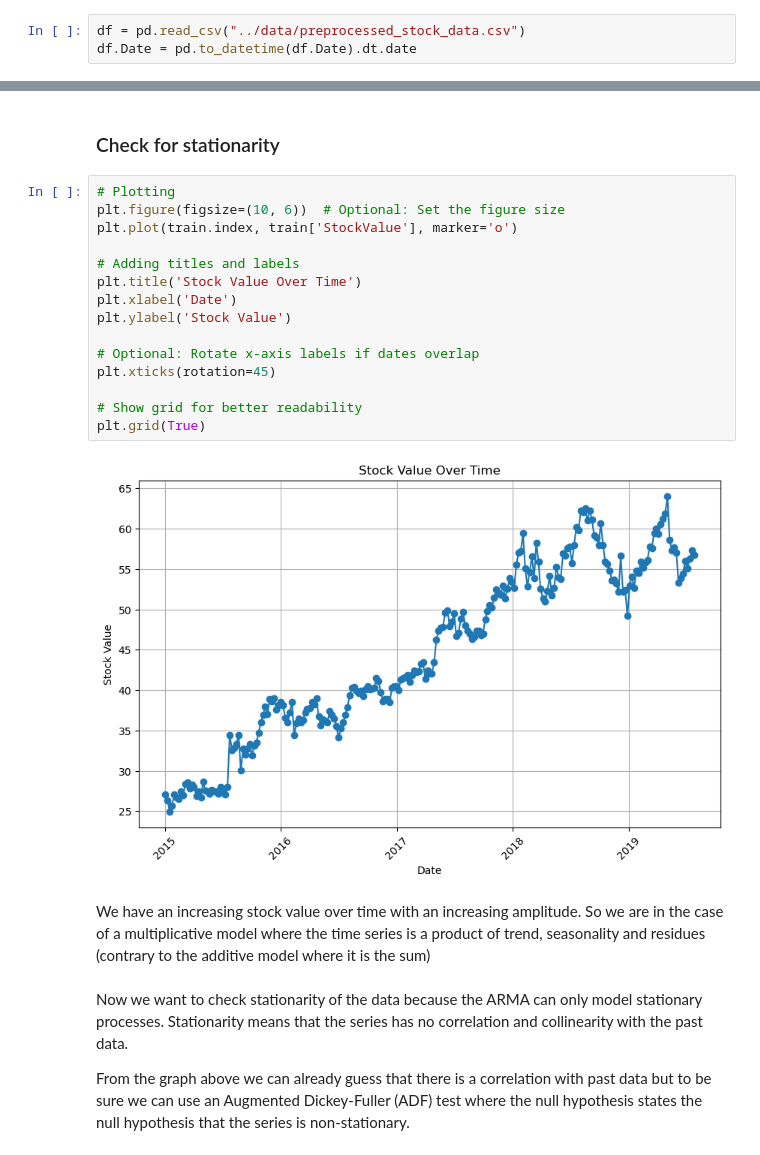
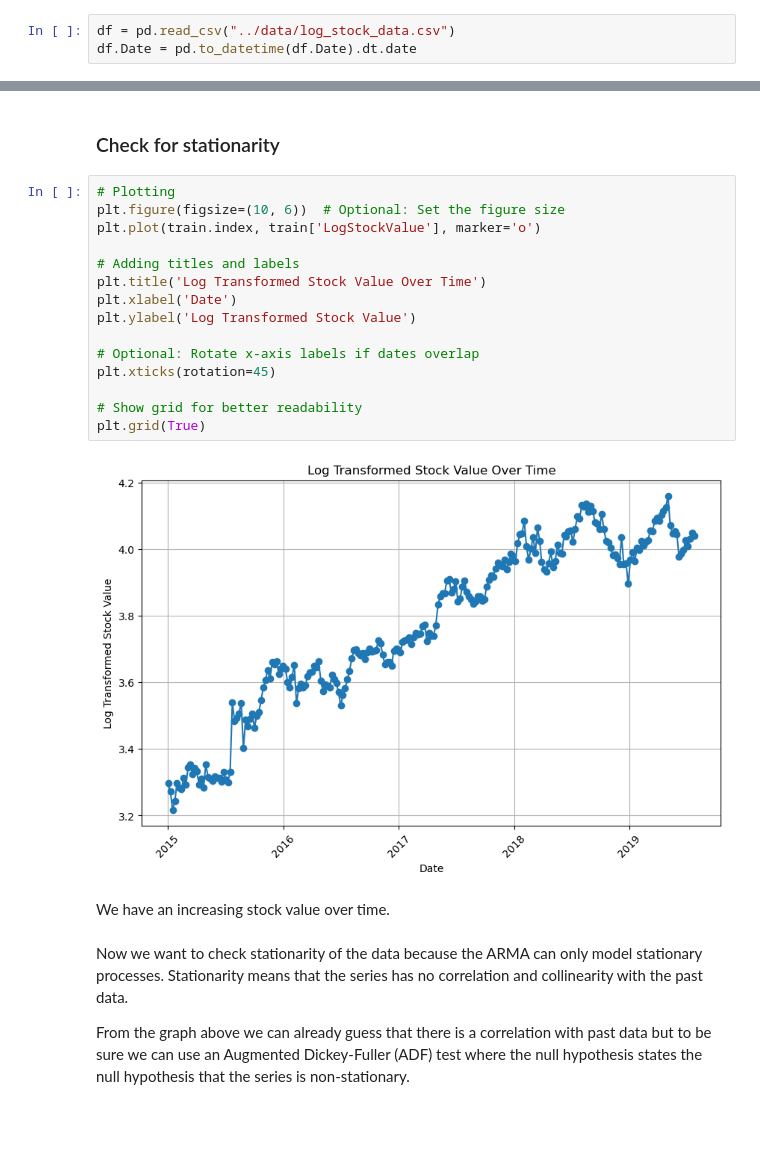
Before and after one commit to claudiawiese/stock_market_time_series, a Jupyter notebook: modelling/ARIMA_modelling.ipynb, the cells around one changed output, grey strips where cells are left out. Drawn from its saved outputs; the diff is of its cells as text; blank space fills up the shorter version.

Commit message:
ARIMA and SARIMA modelling

```diff
--- a/modelling/ARIMA_modelling.ipynb
+++ b/modelling/ARIMA_modelling.ipynb
@@ -14,7 +14,7 @@ import numpy as np
 import matplotlib.pyplot as plt
 from statsmodels.tsa.stattools import adfuller
 # %%
-df = pd.read_csv("../data/preprocessed_stock_data.csv")
+df = pd.read_csv("../data/log_stock_data.csv")
 df.Date = pd.to_datetime(df.Date).dt.date
 # %%
 df.head()
@@ -48,22 +48,22 @@ test = df.iloc[train_size:]
 # %%
 # Plotting
 plt.figure(figsize=(10, 6))  # Optional: Set the figure size
-plt.plot(train.index, train['StockValue'], marker='o')
+plt.plot(train.index, train['LogStockValue'], marker='o')
 
 # Adding titles and labels
-plt.title('Stock Value Over Time')
+plt.title('Log Transformed Stock Value Over Time')
 plt.xlabel('Date')
-plt.ylabel('Stock Value')
+plt.ylabel('Log Transformed Stock Value')
 
 # Optional: Rotate x-axis labels if dates overlap
 plt.xticks(rotation=45)
 
 # Show grid for better readability
 plt.grid(True)
 # %% [output]
-[figure, old version]
+[figure, new version]
 # %% [markdown]
-We have an increasing stock value over time with an increasing amplitude. So we are in the case of a multiplicative model where the time series is a product of trend, seasonality and residues (contrary to the additive model where it is the sum)
+We have an increasing stock value over time.
 # %% [markdown]
 Now we want to check stationarity of the data because the ARMA can only model stationary processes. Stationarity means that the series has no correlation and collinearity with the past data.
 
```
Also changed, not shown: parts of 24 cells of this notebook, 4 other files.
